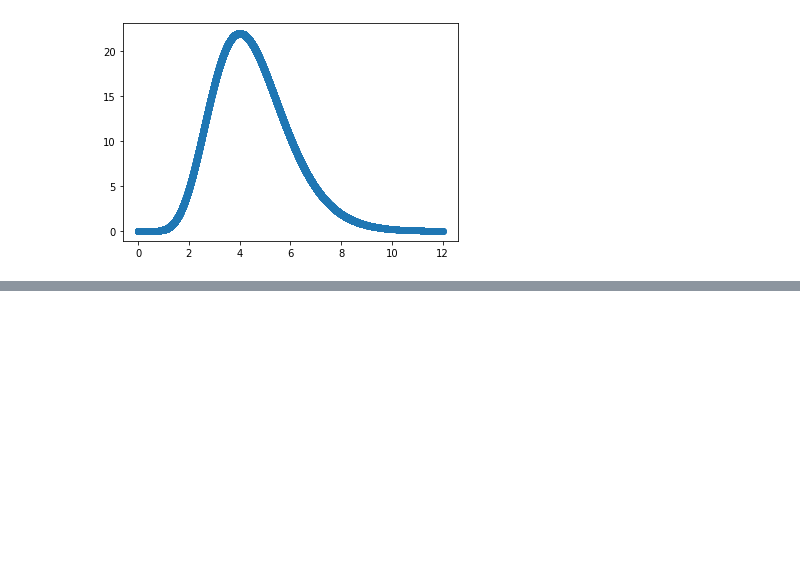
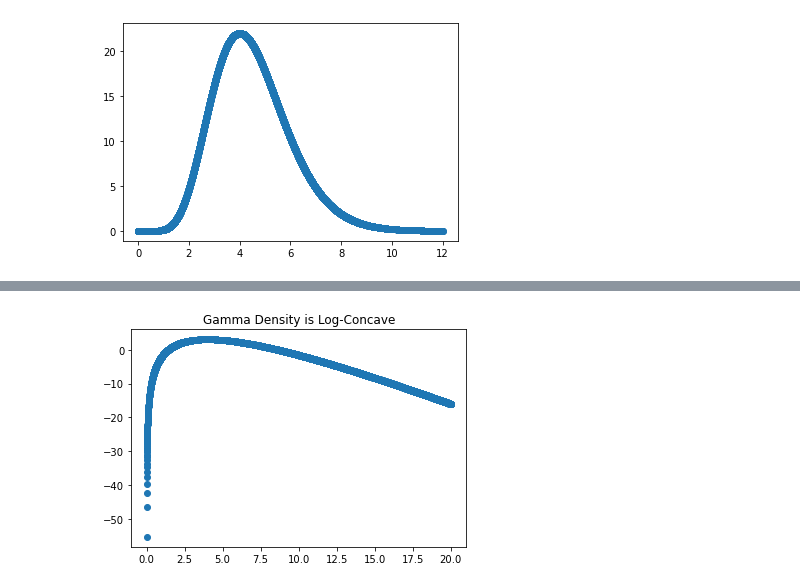
Before and after one commit to arob5/personal-study, a Jupyter notebook: gamma_rejection_sampling.ipynb, the cells around one changed output, grey strips where cells are left out. Saved outputs shown, nothing was run; the diff lists cells and outputs as text; code cells hidden in the pictures; blank space fills up the shorter version.

```diff
--- a/gamma_rejection_sampling.ipynb
+++ b/gamma_rejection_sampling.ipynb
@@ -150,0 +151,15 @@ Likelihood:  1.7092435448531577e-225
+# %%
+# Adaptive Rejection Sampling (ARS).
+
+# Visually verify that the Gamma density of interest is log-concave.
+num_x_samples = 10000
+x_vals = np.arange(.001, 20, step = 20 / num_x_samples)
+plt.scatter(x = x_vals, y = np.log(gamma(x_vals)))
+plt.title("Gamma Density is Log-Concave")
+plt.show()
+plt.close()
+
+# Discrete set of values in the support of the distribution used to define the upper bounds.
+S = np.arange(.001, 20, step = 20 / 10)
+# %% [output]
+[figure, added]
```
Also changed, not shown: parts of 2 cells of this notebook, 1 other file.
